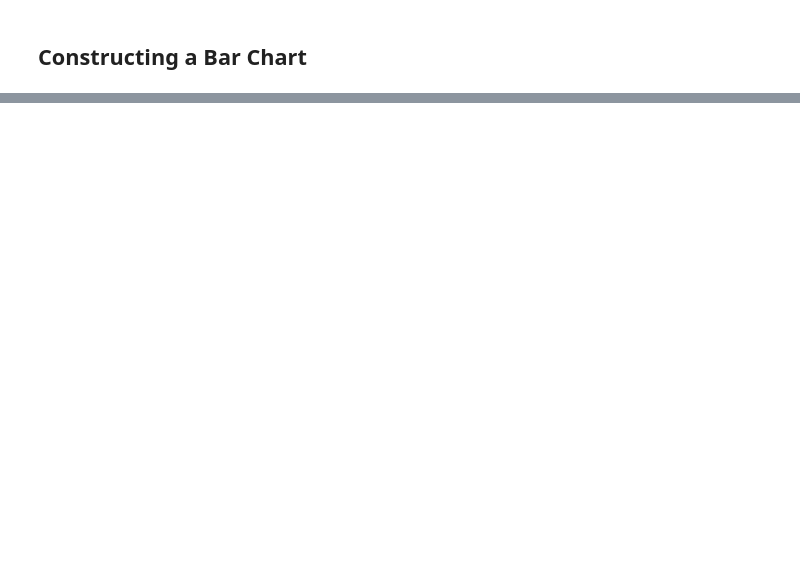
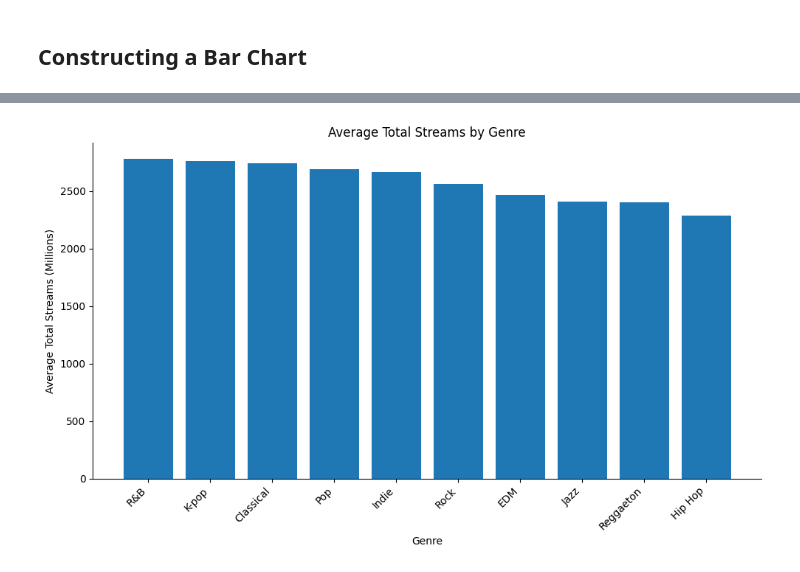
Before and after one commit to Chr-Dennis/learning_plots_chr-dennis, a Jupyter notebook: notebooks/visualization_practice.ipynb, the cells around one changed output, grey strips where cells are left out. Saved outputs shown, nothing was run; the diff lists cells and outputs as text; code cells hidden in the pictures; blank space fills up the shorter version.

```diff
--- a/notebooks/visualization_practice.ipynb
+++ b/notebooks/visualization_practice.ipynb
@@ -44,0 +71,18 @@ NameError: name 'plt' is not defined
+# %%
+# Improve chart aesthetics
+plt.figure(figsize=(10,6))
+plt.bar(avg_streams.index, avg_streams.values)
+
+ax = plt.gca()
+ax.spines['top'].set_visible(False)
+ax.spines['right'].set_visible(False)
+
+plt.xlabel("Genre")
+plt.ylabel("Average Total Streams (Millions)")
+plt.title("Average Total Streams by Genre")
+plt.xticks(rotation=45, ha="right")
+
+plt.tight_layout()
+plt.show()
+# %% [output]
+[figure, added]
```
Also changed, not shown: parts of 11 cells of this notebook.
